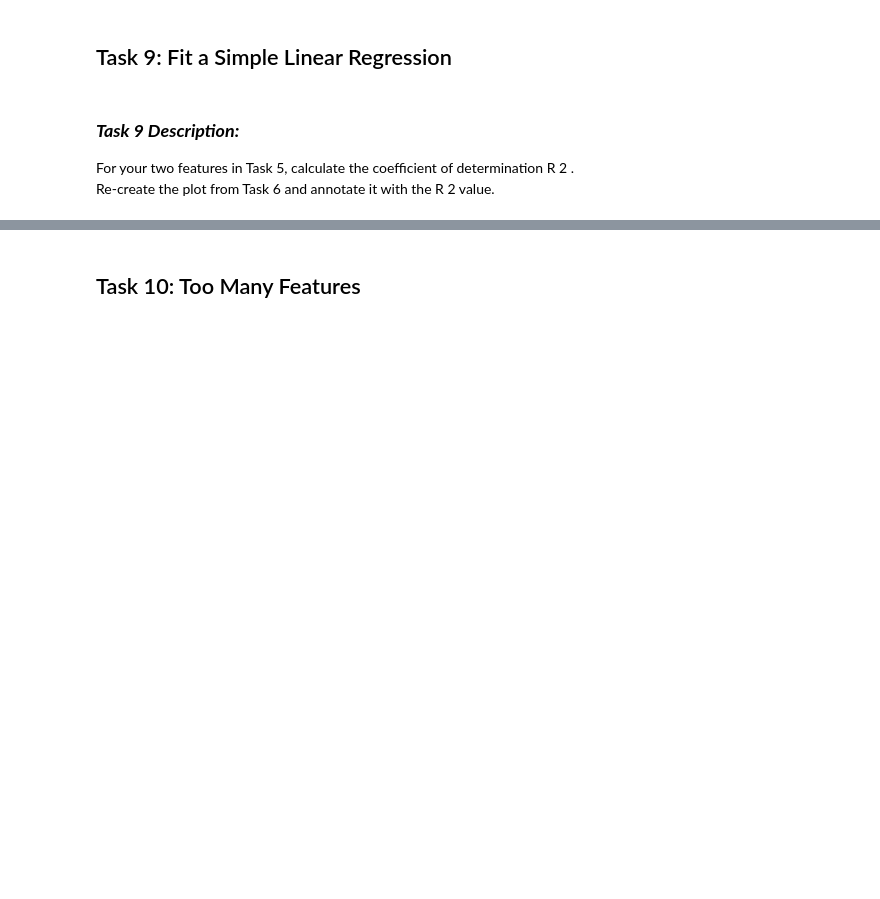
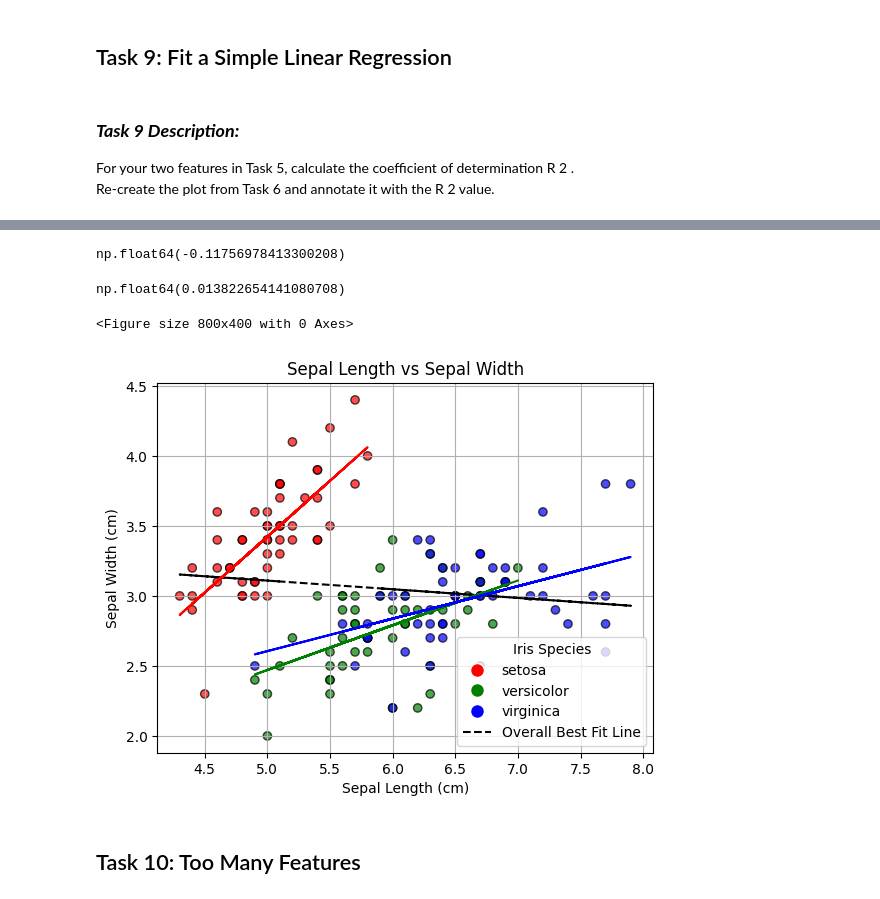
Before and after one commit to skerr17/principles_of_data_analytics, a Jupyter notebook: tasks.ipynb, the cells around one changed output, grey strips where cells are left out. Cells and saved outputs as stored; diff of their text form; code cells hidden in the pictures; blank space fills up the shorter version.

```diff
--- a/tasks.ipynb
+++ b/tasks.ipynb
@@ -671,3 +700,81 @@ R
+# %%
+# Reference: https://docs.scipy.org/doc/scipy/reference/generated/scipy.stats.linregress.html
+fit = stats.linregress(iris_dataframe['sepal length (cm)'], iris_dataframe['sepal width (cm)'])
+
+fit.rvalue # get the values of the fit
+# %% [output]
+np.float64(-0.11756978413300208)
+# %%
+fit.rvalue**2 # R^2 value
+# %% [output]
+np.float64(0.013822654141080708)
+# %%
+
+# Redefined the scatter plot from Task 5 with a line of best fit added in
+plt.figure(figsize=(8, 4))  # Set the size of the figure
+
+# Scatter plot of sepal length vs sepal width
+fig, ax = plt.subplots()
+
+# Create the scatter plot
+scatter = ax.scatter(
+    iris_dataframe['sepal length (cm)'], # x-axis
+    iris_dataframe['sepal width (cm)'],  # y-axis
+    c=iris_dataframe['species'].map(species_colours),  # Map species to colours
+    edgecolor='k',  # Add edge color to points
+    alpha=0.7,)  # Set transparency
+
+# Add labels and title
+plt.xlabel('Sepal Length (cm)')
+plt.ylabel('Sepal Width (cm)')
+plt.title('Sepal Length vs Sepal Width')
+
+# create the legend labels and handles
+legend_labels = species_colours.keys()
+legend_handles = [plt.Line2D([0], [0], marker='o', color='w', markerfacecolor=color, markersize=10, label=species)
+                  for species, color in species_colours.items()]
+
+
+
+# Add a line of best fit
+m, c = np.polyfit(iris_dataframe['sepal length (cm)'], iris_dataframe['sepal width (cm)'], 1) # straight line
+
+# Plot the line of best fit across the whole dataset
+overall_best_fit, = ax.plot(
+    iris_dataframe['sepal length (cm)'],
+    m*iris_dataframe['sepal length (cm)'] + c,
+    color='black',
+    label='Overall Best Fit Line',
+    linestyle='--',)
+
+# Add the legend for the line of best fit
+legend_handles.append(overall_best_fit)
+
+# create the legend labels and handles
+ax.legend(legend_handles, list(legend_labels) + ['Overall Best Fit Line'], title='Iris Species', loc='lower right')
+
+
+
+# add a best fit line for each species by looping through the species and plotting the best fit line
+for species, color in species_colours.items():
+    # filter the data for a given species
+    species_data = iris_dataframe[iris_dataframe['species'] == species]
+    # calculate the best fit line for the species
+    m, c = np.polyfit(species_data['sepal length (cm)'], species_data['sepal width (cm)'], 1)
+    # plot the best fit line for the species
+    ax.plot(species_data['sepal length (cm)'],
+            m*species_data['sepal length (cm)'] + c,
+            color=color,
+            label=f'{species} best fit line')
+
+
+
+# Show the plot
+plt.grid(True)
+plt.show()
+# %% [output]
+<Figure size 800x400 with 0 Axes>
+[figure, added]
 # %% [markdown]
 ## Task 10: Too Many Features
 # %% [markdown]
```
Also changed, not shown: parts of 4 cells of this notebook.
